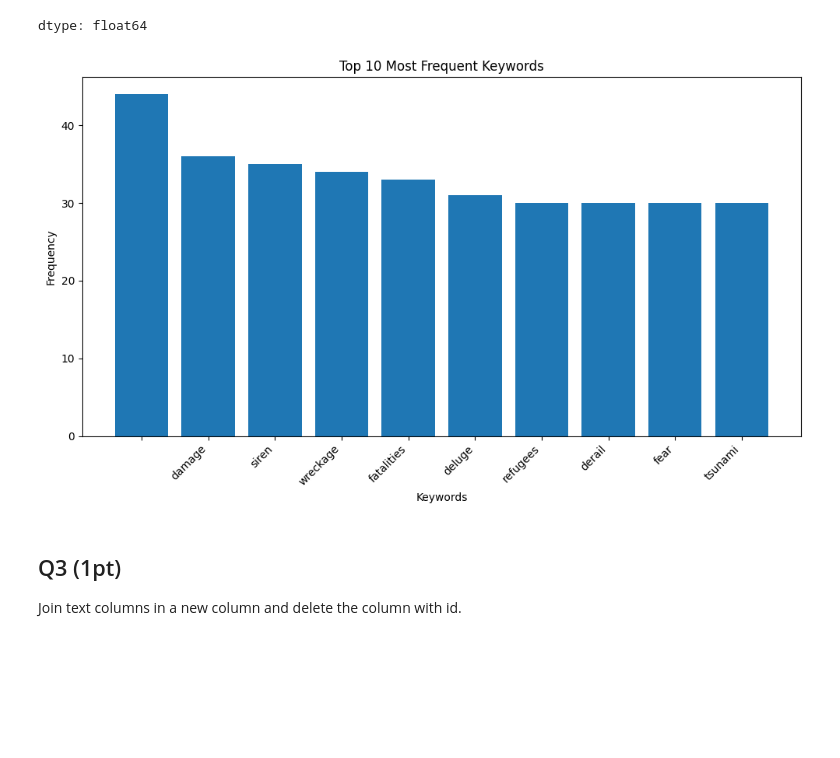
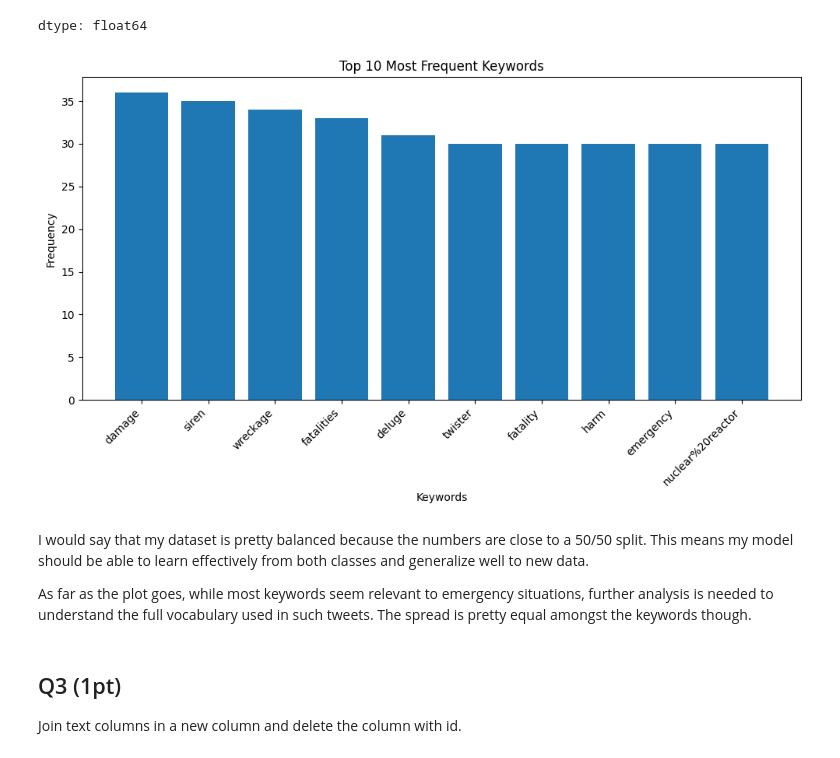
Before and after one commit to ansleyo/RIT_ML, a Jupyter notebook: 2025_spring/Week05_classification/HW4.ipynb, the cells around one changed output. Drawn from its saved outputs; the diff is of its cells as text; code cells hidden in the pictures; blank space fills up the shorter version.

```diff
--- a/2025_spring/Week05_classification/HW4.ipynb
+++ b/2025_spring/Week05_classification/HW4.ipynb
@@ -76,17 +76,21 @@ dtype: float64
 # %%
 import matplotlib.pyplot as plt
 
-keyword_counts = train['keyword'].value_counts().nlargest(10)
+keyword_counts = train['keyword'][train['keyword'] != ""].value_counts().nlargest(10)
 plt.figure(figsize=(10, 6))
 plt.bar(keyword_counts.index, keyword_counts.values)
 plt.xlabel("Keywords")
 plt.ylabel("Frequency")
 plt.title("Top 10 Most Frequent Keywords")
 plt.xticks(rotation=45, ha='right')
 plt.tight_layout()
 plt.show()
 # %% [output]
-[figure, old version]
+[figure, new version]
+# %% [markdown]
+I would say that my dataset is pretty balanced because the numbers are close to a 50/50 split. This means my model should be able to learn effectively from both classes and generalize well to new data.
+
+As far as the plot goes, while most keywords seem relevant to emergency situations, further analysis is needed to understand the full vocabulary used in such tweets. The spread is pretty equal amongst the keywords though.
 # %% [markdown]
 ## Q3 (1pt)
 
```
Also changed, not shown: parts of 4 cells of this notebook.
